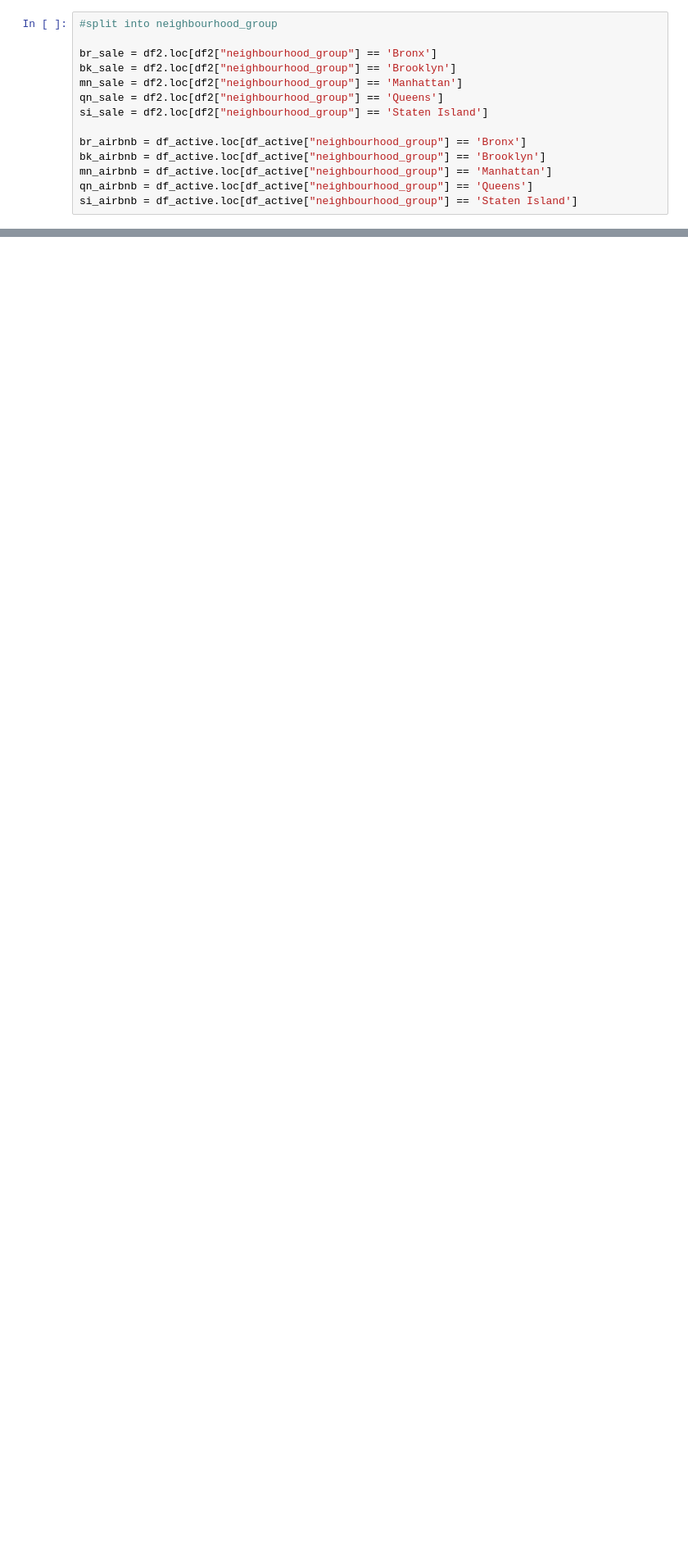
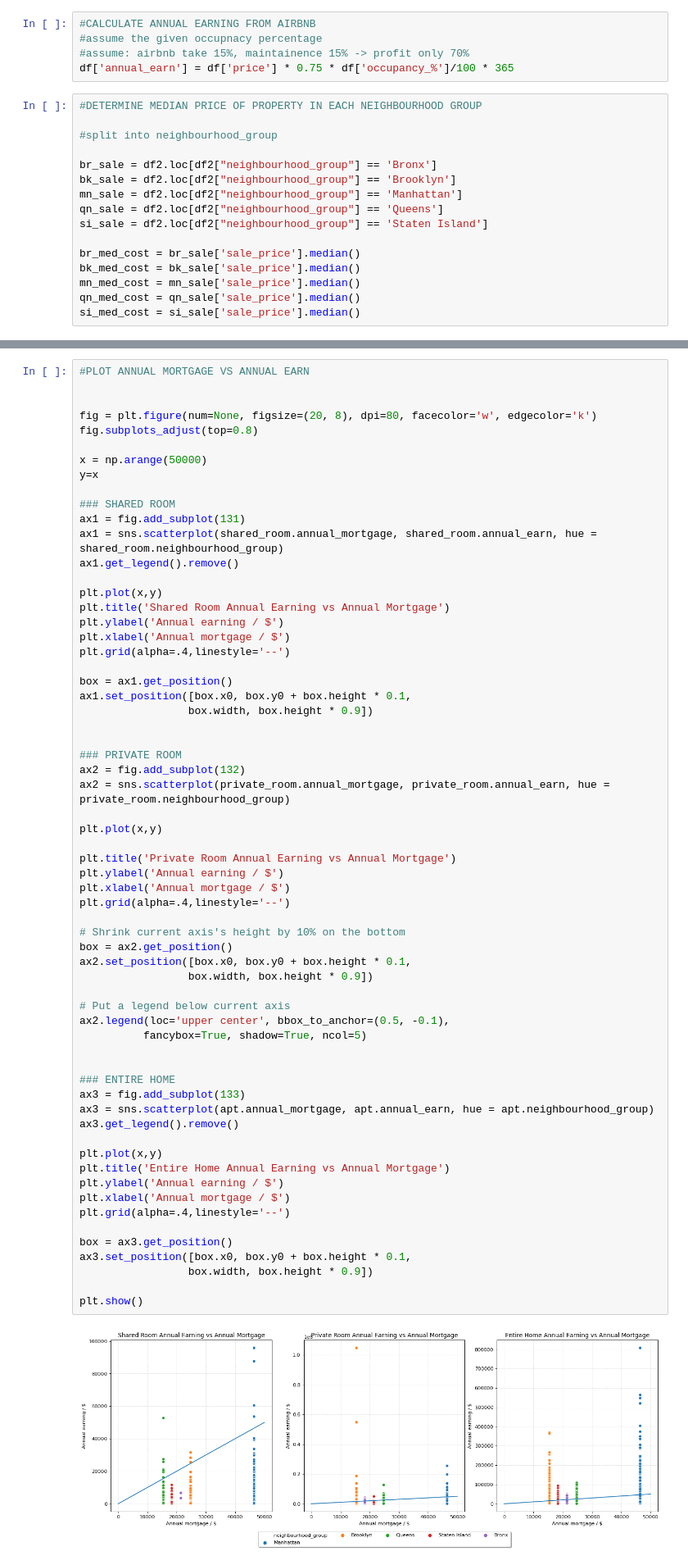
Before and after one commit to talonsg/coderschool_week3_data_visualisation, a Jupyter notebook: NYC_airbnb_analysis.ipynb, the cells around one changed output, grey strips where cells are left out. Shown: that part at 82% size. Drawn from its saved outputs; the diff is of its cells as text; blank space fills up the shorter version.

Commit message:
annual earn vs cost

```diff
--- a/NYC_airbnb_analysis.ipynb
+++ b/NYC_airbnb_analysis.ipynb
@@ -68,4 +19,11 @@ NameError: name 'med_occ' is not defined
+# %%
+#CALCULATE ANNUAL EARNING FROM AIRBNB
+#assume the given occupnacy percentage
+#assume: airbnb take 15%, maintainence 15% -> profit only 70%
+df['annual_earn'] = df['price'] * 0.75 * df['occupancy_%']/100 * 365
 # %%
+#DETERMINE MEDIAN PRICE OF PROPERTY IN EACH NEIGHBOURHOOD GROUP
+
 #split into neighbourhood_group
 
 br_sale = df2.loc[df2["neighbourhood_group"] == 'Bronx']
@@ -74,8 +32,8 @@ mn_sale = df2.loc[df2["neighbourhood_group"] == 'Manhattan']
 qn_sale = df2.loc[df2["neighbourhood_group"] == 'Queens']
 si_sale = df2.loc[df2["neighbourhood_group"] == 'Staten Island']
 
-br_airbnb = df_active.loc[df_active["neighbourhood_group"] == 'Bronx']
-bk_airbnb = df_active.loc[df_active["neighbourhood_group"] == 'Brooklyn']
-mn_airbnb = df_active.loc[df_active["neighbourhood_group"] == 'Manhattan']
-qn_airbnb = df_active.loc[df_active["neighbourhood_group"] == 'Queens']
-si_airbnb = df_active.loc[df_active["neighbourhood_group"] == 'Staten Island']
+br_med_cost = br_sale['sale_price'].median()
+bk_med_cost = bk_sale['sale_price'].median()
+mn_med_cost = mn_sale['sale_price'].median()
+qn_med_cost = qn_sale['sale_price'].median()
+si_med_cost = si_sale['sale_price'].median()
@@ -84,6 +93,71 @@ si_airbnb = df_active.loc[df_active["neighbourhood_group"] == 'Staten Island']
 shared_room = df.loc[df['room_type'] == 'Shared room']
 apt = df.loc[df['room_type'] == 'Entire home/apt']
 private_room = df.loc[df['room_type'] == 'Private room']
+# %%
+#PLOT ANNUAL MORTGAGE VS ANNUAL EARN
+
+
+fig = plt.figure(num=None, figsize=(20, 8), dpi=80, facecolor='w', edgecolor='k')
+fig.subplots_adjust(top=0.8)
+
+x = np.arange(50000)
+y=x
+
+### SHARED ROOM
+ax1 = fig.add_subplot(131)
+ax1 = sns.scatterplot(shared_room.annual_mortgage, shared_room.annual_earn, hue = shared_room.neighbourhood_group)
+ax1.get_legend().remove()
+
+plt.plot(x,y)
+plt.title('Shared Room Annual Earning vs Annual Mortgage')
+plt.ylabel('Annual earning / $')
+plt.xlabel('Annual mortgage / $')
+plt.grid(alpha=.4,linestyle='--')
+
+box = ax1.get_position()
+ax1.set_position([box.x0, box.y0 + box.height * 0.1,
+                 box.width, box.height * 0.9])
+
+
+### PRIVATE ROOM
+ax2 = fig.add_subplot(132)
+ax2 = sns.scatterplot(private_room.annual_mortgage, private_room.annual_earn, hue = private_room.neighbourhood_group)
+
+plt.plot(x,y)
+
+plt.title('Private Room Annual Earning vs Annual Mortgage')
+plt.ylabel('Annual earning / $')
+plt.xlabel('Annual mortgage / $')
+plt.grid(alpha=.4,linestyle='--')
+
+# Shrink current axis's height by 10% on the bottom
+box = ax2.get_position()
+ax2.set_position([box.x0, box.y0 + box.height * 0.1,
+                 box.width, box.height * 0.9])
+
+# Put a legend below current axis
+ax2.legend(loc='upper center', bbox_to_anchor=(0.5, -0.1),
+          fancybox=True, shadow=True, ncol=5)
+
+
+### ENTIRE HOME
+ax3 = fig.add_subplot(133)
+ax3 = sns.scatterplot(apt.annual_mortgage, apt.annual_earn, hue = apt.neighbourhood_group)
+ax3.get_legend().remove()
+
+plt.plot(x,y)
+plt.title('Entire Home Annual Earning vs Annual Mortgage')
+plt.ylabel('Annual earning / $')
+plt.xlabel('Annual mortgage / $')
+plt.grid(alpha=.4,linestyle='--')
+
+box = ax3.get_position()
+ax3.set_position([box.x0, box.y0 + box.height * 0.1,
+                 box.width, box.height * 0.9])
+
+plt.show()
+# %% [output]
+[figure, added]
 # %%
 # plot location in relation to Neighbourhood group
 title = 'Neighbourhood Group Location'
```
Also changed, not shown: parts of 4 cells of this notebook, 4 other files.
